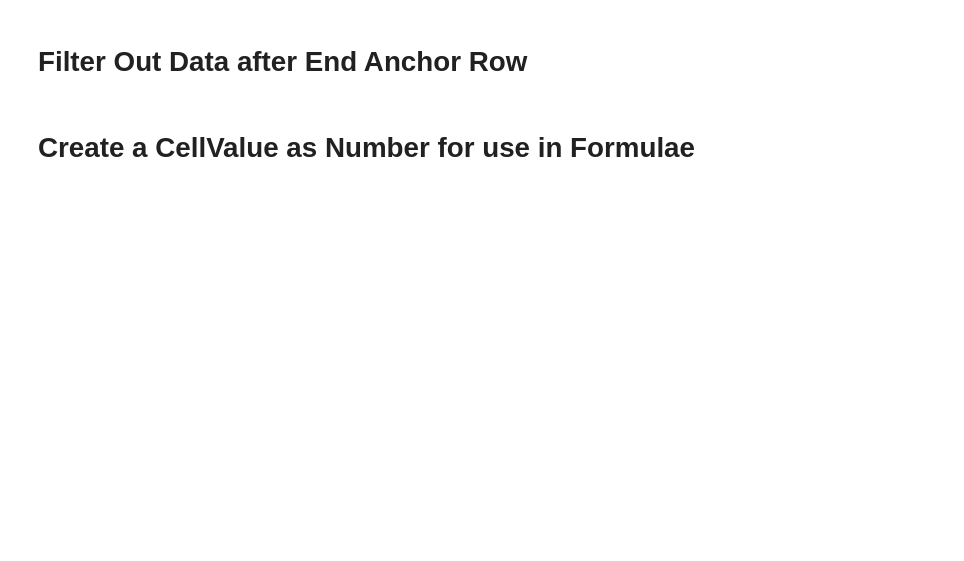
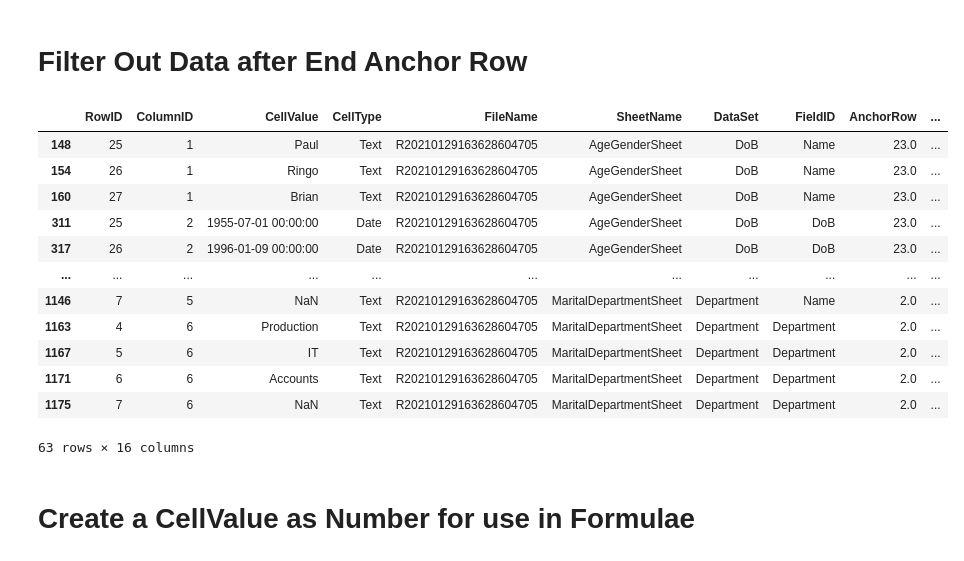
Before and after one commit to andrewcgaitskell/excel-extractor, a Jupyter notebook: DataPipeline.ipynb, the cells around one changed output. Cells and saved outputs as stored; diff of their text form; code cells hidden in the pictures; blank space fills up the shorter version.

```diff
--- a/DataPipeline.ipynb
+++ b/DataPipeline.ipynb
@@ -550,3 +593,19 @@ palette.head(5)
+# %%
+dataset
+# %% [output]
+|  | RowID | ColumnID | CellValue | CellType | FileName | SheetName | DataSet | FieldID | AnchorRow | ... |
+| 148 | 25 | 1 | Paul | Text | R20210129163628604705 | AgeGenderSheet | DoB | Name | 23.0 | ... |
+| 154 | 26 | 1 | Ringo | Text | R20210129163628604705 | AgeGenderSheet | DoB | Name | 23.0 | ... |
+| 160 | 27 | 1 | Brian | Text | R20210129163628604705 | AgeGenderSheet | DoB | Name | 23.0 | ... |
+| 311 | 25 | 2 | 1955-07-01 00:00:00 | Date | R20210129163628604705 | AgeGenderSheet | DoB | DoB | 23.0 | ... |
+| 317 | 26 | 2 | 1996-01-09 00:00:00 | Date | R20210129163628604705 | AgeGenderSheet | DoB | DoB | 23.0 | ... |
+| ... | ... | ... | ... | ... | ... | ... | ... | ... | ... | ... |
+| 1146 | 7 | 5 | NaN | Text | R20210129163628604705 | MaritalDepartmentSheet | Department | Name | 2.0 | ... |
+| 1163 | 4 | 6 | Production | Text | R20210129163628604705 | MaritalDepartmentSheet | Department | Department | 2.0 | ... |
+| 1167 | 5 | 6 | IT | Text | R20210129163628604705 | MaritalDepartmentSheet | Department | Department | 2.0 | ... |
+| 1171 | 6 | 6 | Accounts | Text | R20210129163628604705 | MaritalDepartmentSheet | Department | Department | 2.0 | ... |
+| 1175 | 7 | 6 | NaN | Text | R20210129163628604705 | MaritalDepartmentSheet | Department | Department | 2.0 | ... |
+63 rows × 16 columns
 # %% [markdown]
 # Create a CellValue as Number for use in Formulae
 # %%
```
Also changed, not shown: parts of 41 cells of this notebook.
